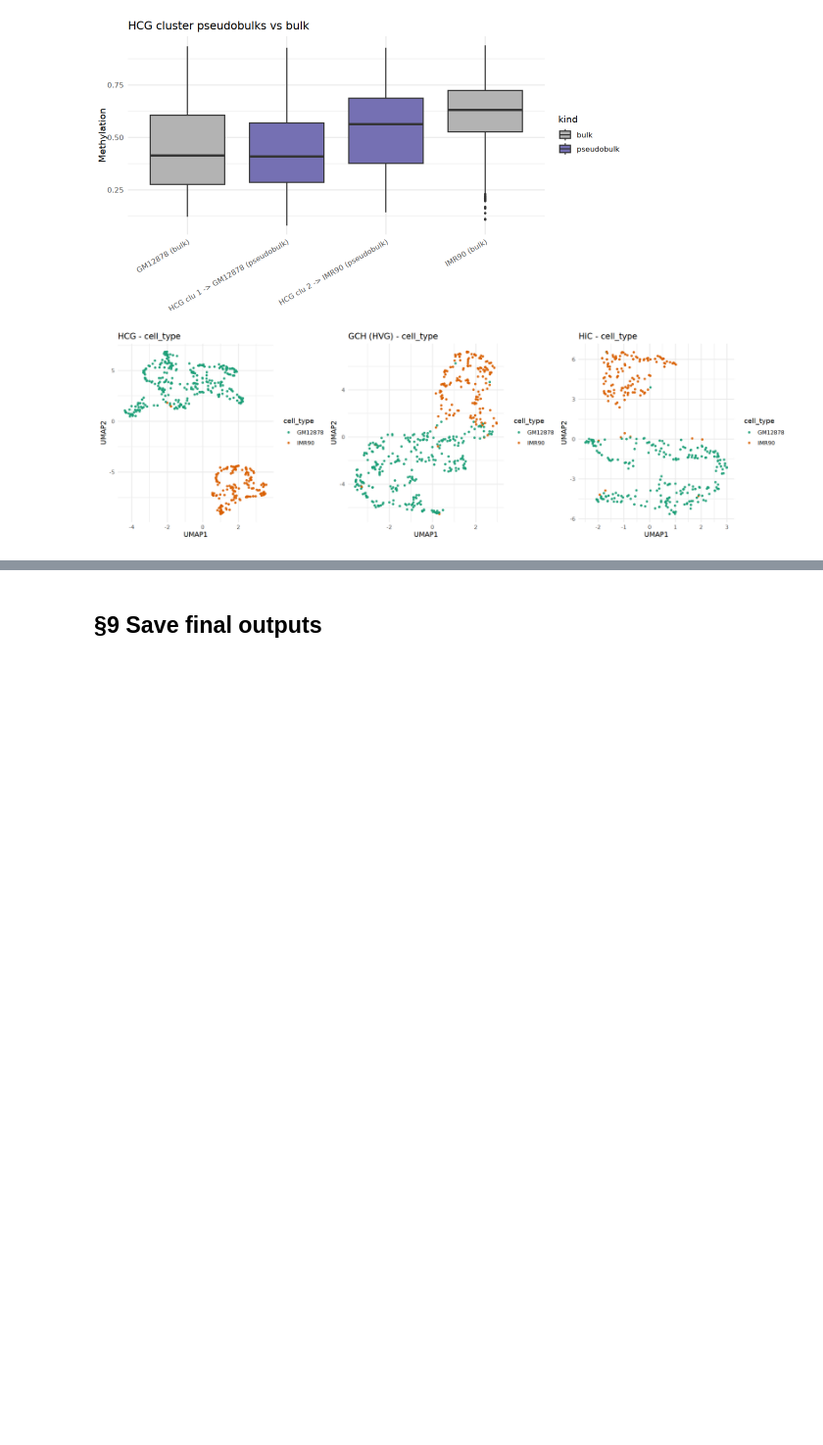
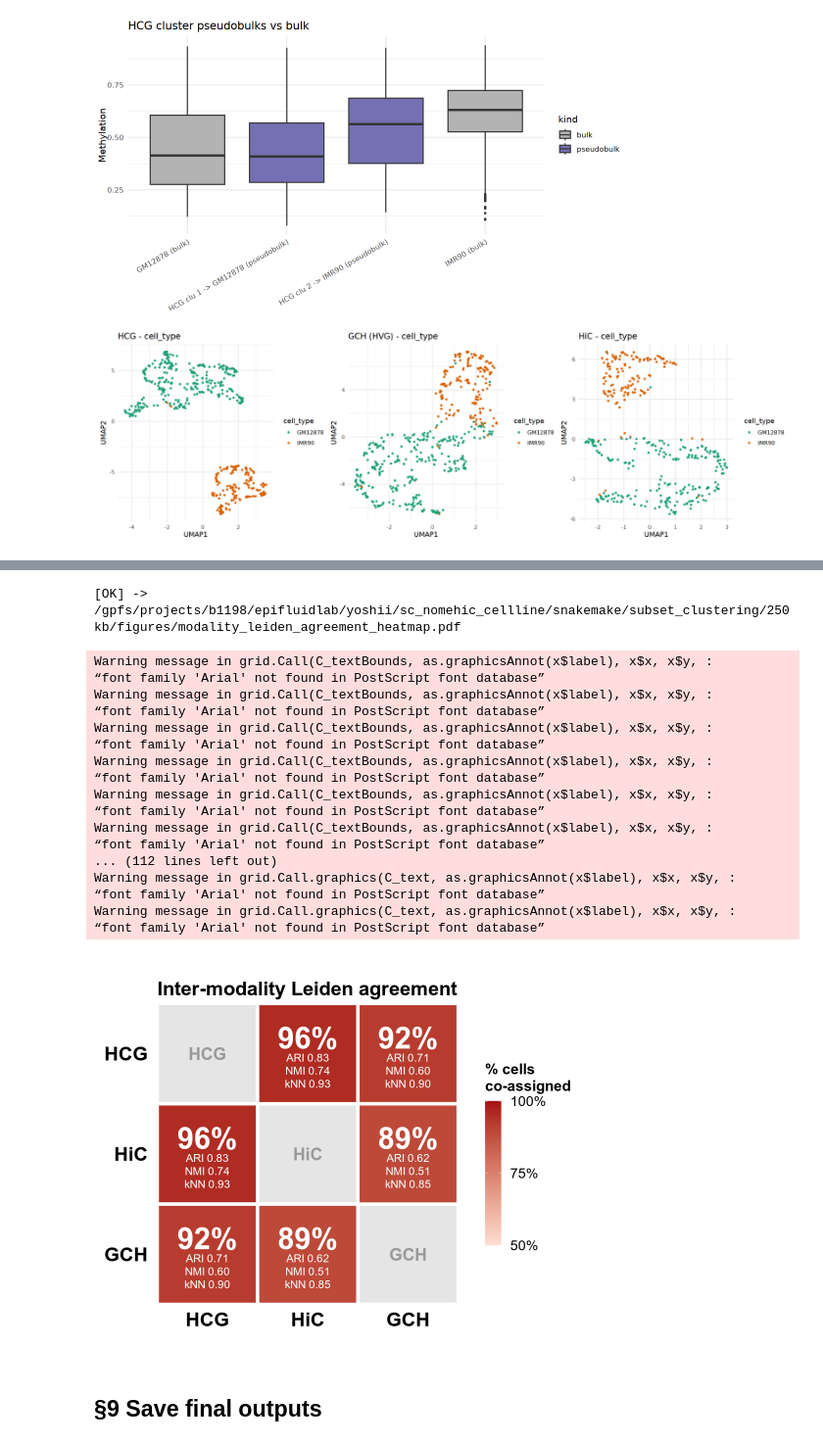
Before and after one commit to epifluidlab/scNOMe-HiC, a Jupyter notebook: main_figures/fig2/fig2_umap.ipynb, the cells around one changed output, grey strips where cells are left out. Shown at 98% size. Drawn from its saved outputs; the diff is of its cells as text; code cells hidden in the pictures; blank space fills up the shorter version.

```diff
--- a/main_figures/fig2/fig2_umap.ipynb
+++ b/main_figures/fig2/fig2_umap.ipynb
@@ -707,3 +783,76 @@ ct_panel
+# %%
+options(repr.plot.width = 8.4, repr.plot.height = 6.8)
+# §8.9b Inter-modality Leiden agreement — 3x3 heatmap (publication style, red)
+# Colour + main number = % agree; ARI / NMI / kNN purity labelled small below.
+lk <- function(a, b, col) { if (a == b) return(NA_real_)
+  r <- agree[(agree$modality_A == a & agree$modality_B == b) |
+             (agree$modality_A == b & agree$modality_B == a), ]
+  if (!nrow(r)) NA_real_ else r[[col]][1] }
+grid <- expand.grid(A = mods, B = mods, stringsAsFactors = FALSE)
+for (cc in c("pct_agree", "ARI", "NMI", "knn_purity"))
+  grid[[cc]] <- mapply(lk, grid$A, grid$B, MoreArgs = list(col = cc))
+grid$is_diag <- grid$A == grid$B
+grid$A <- factor(grid$A, levels = mods)
+grid$B <- factor(grid$B, levels = rev(mods))
+grid$big   <- ifelse(grid$is_diag, "", sprintf("%.0f%%", 100 * grid$pct_agree))
+grid$small <- ifelse(grid$is_diag, "",
+                     sprintf("ARI %.2f\nNMI %.2f\nkNN %.2f", grid$ARI, grid$NMI, grid$knn_purity))
+grid$txt   <- ifelse(!grid$is_diag & grid$pct_agree > 0.72, "white", "grey15")
+
+PUB_BASE <- 22; PUB_FONT <- "Arial"
+p_agree <- ggplot(grid, aes(A, B)) +
+  geom_tile(data = subset(grid, is_diag), fill = "grey90", colour = "white", linewidth = 2) +
+  geom_tile(data = subset(grid, !is_diag), aes(fill = pct_agree), colour = "white", linewidth = 2) +
+  geom_text(data = subset(grid, is_diag), aes(label = as.character(A)),
+            family = PUB_FONT, size = PUB_BASE / 3, colour = "grey60", fontface = "bold") +
+  geom_text(data = subset(grid, !is_diag), aes(label = big, colour = txt),
+            family = PUB_FONT, size = PUB_BASE / 1.7, fontface = "bold", nudge_y = 0.16) +
+  geom_text(data = subset(grid, !is_diag), aes(label = small, colour = txt),
+            family = PUB_FONT, size = PUB_BASE / 4.6, lineheight = 0.98, nudge_y = -0.17) +
+  scale_colour_identity() +
+  scale_fill_gradient(low = "#FEE0D2", high = "#A50F15", limits = c(0.5, 1),
+                      breaks = c(0.5, 0.75, 1),
+                      labels = scales::percent_format(accuracy = 1),
+                      name = "% cells\nco-assigned") +
+  coord_fixed(expand = FALSE) +
+  labs(title = "Inter-modality Leiden agreement", x = NULL, y = NULL) +
+  theme_minimal(base_size = PUB_BASE, base_family = PUB_FONT) +
+  theme(panel.grid = element_blank(),
+        axis.text = element_text(colour = "black", face = "bold", size = PUB_BASE + 2),
+        axis.ticks = element_blank(),
+        plot.title = element_text(face = "bold", size = PUB_BASE + 2, hjust = 0,
+                                  margin = margin(b = 10)),
+        axis.text.y = element_text(margin = margin(r = 6)),
+        plot.margin = margin(14, 16, 10, 30),
+        legend.title = element_text(face = "bold", size = PUB_BASE - 4, lineheight = 0.95),
+        legend.text = element_text(size = PUB_BASE - 5),
+        legend.key.height = unit(1.25, "cm"),
+        legend.key.width  = unit(0.7, "cm"))
+
+ggsave(file.path(OUT_FIG, "modality_leiden_agreement_heatmap.pdf"),
+       p_agree, width = 8.4, height = 6.8, device = cairo_pdf)
+cat("[OK] ->", file.path(OUT_FIG, "modality_leiden_agreement_heatmap.pdf"), "\n")
+p_agree
+# %% [output]
+[OK] -> /gpfs/projects/b1198/epifluidlab/yoshii/sc_nomehic_cellline/snakemake/subset_clustering/250kb/figures/modality_leiden_agreement_heatmap.pdf
+Warning message in grid.Call(C_textBounds, as.graphicsAnnot(x$label), x$x, x$y, :
+“font family 'Arial' not found in PostScript font database”
+Warning message in grid.Call(C_textBounds, as.graphicsAnnot(x$label), x$x, x$y, :
+“font family 'Arial' not found in PostScript font database”
+Warning message in grid.Call(C_textBounds, as.graphicsAnnot(x$label), x$x, x$y, :
+“font family 'Arial' not found in PostScript font database”
+Warning message in grid.Call(C_textBounds, as.graphicsAnnot(x$label), x$x, x$y, :
+“font family 'Arial' not found in PostScript font database”
+Warning message in grid.Call(C_textBounds, as.graphicsAnnot(x$label), x$x, x$y, :
+“font family 'Arial' not found in PostScript font database”
+Warning message in grid.Call(C_textBounds, as.graphicsAnnot(x$label), x$x, x$y, :
+“font family 'Arial' not found in PostScript font database”
+... (112 lines left out)
+Warning message in grid.Call.graphics(C_text, as.graphicsAnnot(x$label), x$x, x$y, :
+“font family 'Arial' not found in PostScript font database”
+Warning message in grid.Call.graphics(C_text, as.graphicsAnnot(x$label), x$x, x$y, :
+“font family 'Arial' not found in PostScript font database”
+[figure, added]
 # %% [markdown]
 ## §9 Save final outputs
 # %%
```
Also changed, not shown: parts of 2 cells of this notebook, 2 other files.
